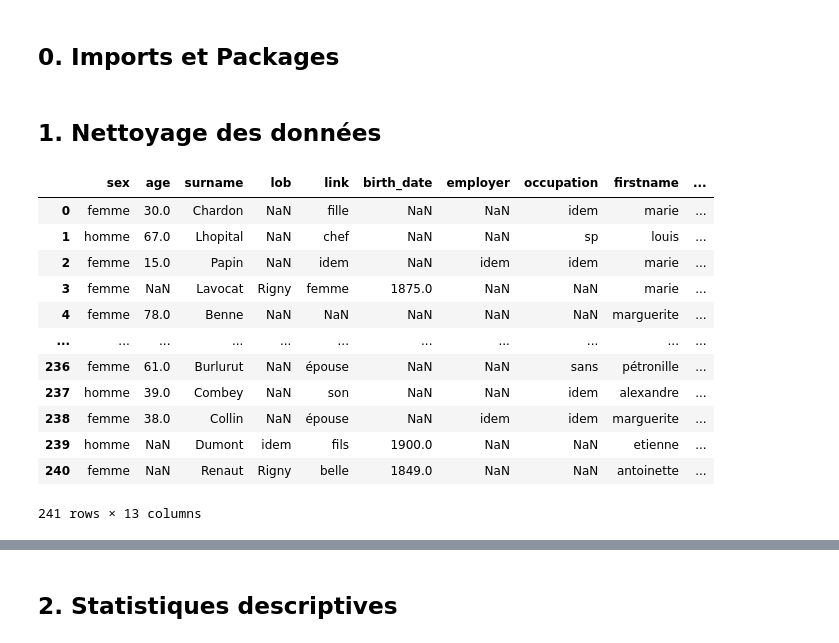
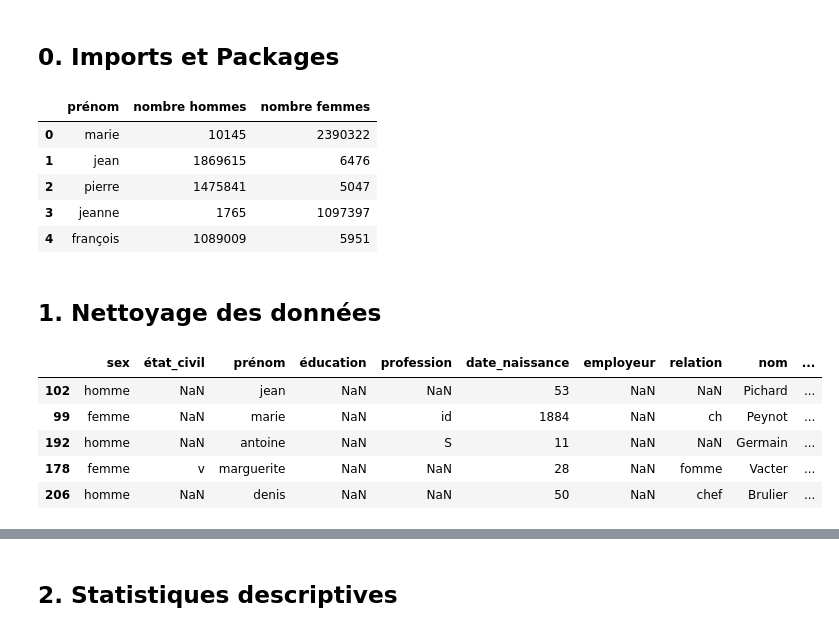
Before and after one commit to emanieluu/ml_for_nlp, a Jupyter notebook: NLP_Project.ipynb, the cells around one changed output, grey strips where cells are left out. Drawn from its saved outputs; the diff is of its cells as text; code cells hidden in the pictures.

```diff
--- a/NLP_Project.ipynb
+++ b/NLP_Project.ipynb
@@ -15,25 +16,30 @@ from wordcloud import WordCloud
 # %%
 df = pd.read_csv("transcriptions_with_sex.csv")
 name_data = pd.read_csv("firstname_with_sex.csv", sep=";")
+# %%
+name_data.columns = ["prénom", "nombre hommes", "nombre femmes"]
+name_data.head()
+# %% [output]
+|  | prénom | nombre hommes | nombre femmes |
+| 0 | marie | 10145 | 2390322 |
+| 1 | jean | 1869615 | 6476 |
+| 2 | pierre | 1475841 | 5047 |
+| 3 | jeanne | 1765 | 1097397 |
+| 4 | françois | 1089009 | 5951 |
 # %% [markdown]
 ## 1. Nettoyage des données
 # %%
-column_to_extract = "groundtruth"
-columns_to_drop = ["subject_line", "prediction"]
+column_to_extract = "prediction"
+columns_to_drop = ["subject_line", "groundtruth"]
 cleaned_df = cleaning_pipeline(df, name_data, column_to_extract, columns_to_drop)
+# %%
+cleaned_df = cleaned_df[cleaned_df["sex"] != "ambigu"]
 # %%
-cleaned_df
+cleaned_df.sample(5)
 # %% [output]
-|  | sex | age | surname | lob | link | birth_date | employer | occupation | firstname | ... |
-| 0 | femme | 30.0 | Chardon | NaN | fille | NaN | NaN | idem | marie | ... |
-| 1 | homme | 67.0 | Lhopital | NaN | chef | NaN | NaN | sp | louis | ... |
-| 2 | femme | 15.0 | Papin | NaN | idem | NaN | idem | idem | marie | ... |
-| 3 | femme | NaN | Lavocat | Rigny | femme | 1875.0 | NaN | NaN | marie | ... |
-| 4 | femme | 78.0 | Benne | NaN | NaN | NaN | NaN | NaN | marguerite | ... |
-| ... | ... | ... | ... | ... | ... | ... | ... | ... | ... | ... |
-| 236 | femme | 61.0 | Burlurut | NaN | épouse | NaN | NaN | sans | pétronille | ... |
-| 237 | homme | 39.0 | Combey | NaN | son | NaN | NaN | idem | alexandre | ... |
-| 238 | femme | 38.0 | Collin | NaN | épouse | NaN | idem | idem | marguerite | ... |
-| 239 | homme | NaN | Dumont | idem | fils | 1900.0 | NaN | NaN | etienne | ... |
-| 240 | femme | NaN | Renaut | Rigny | belle | 1849.0 | NaN | NaN | antoinette | ... |
+|  | sex | état_civil | prénom | éducation | profession | date_naissance | employeur | relation | nom | ... |
+| 102 | homme | NaN | jean | NaN | NaN | 53 | NaN | NaN | Pichard | ... |
+| 99 | femme | NaN | marie | NaN | id | 1884 | NaN | ch | Peynot | ... |
+| 192 | homme | NaN | antoine | NaN | S | 11 | NaN | NaN | Germain | ... |
+| 178 | femme | v | marguerite | NaN | NaN | 28 | NaN | fomme | Vacter | ... |
+| 206 | homme | NaN | denis | NaN | NaN | 50 | NaN | chef | Brulier | ... |
-241 rows × 13 columns
```
Also changed, not shown: parts of 29 cells of this notebook, 6 other files.
